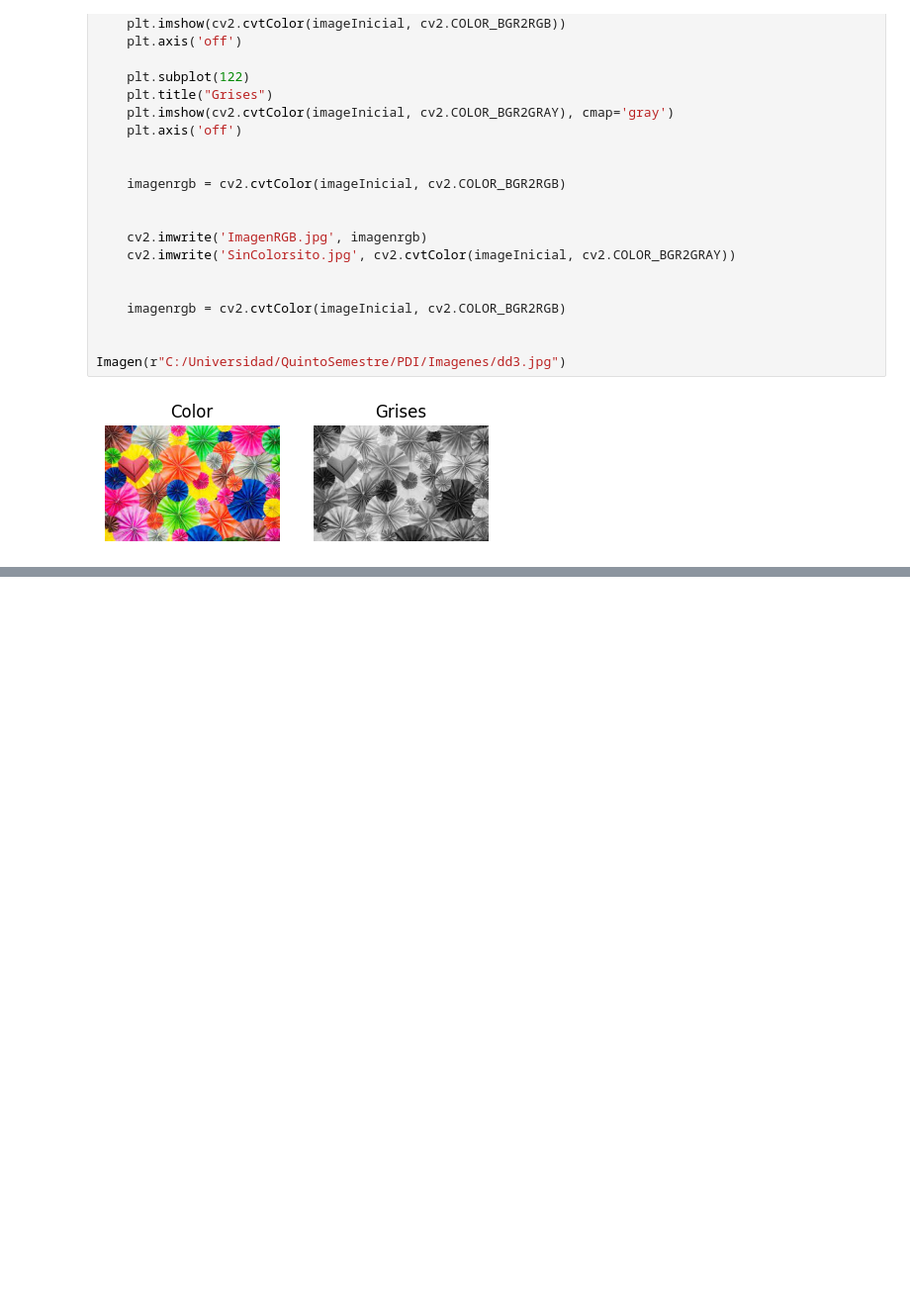
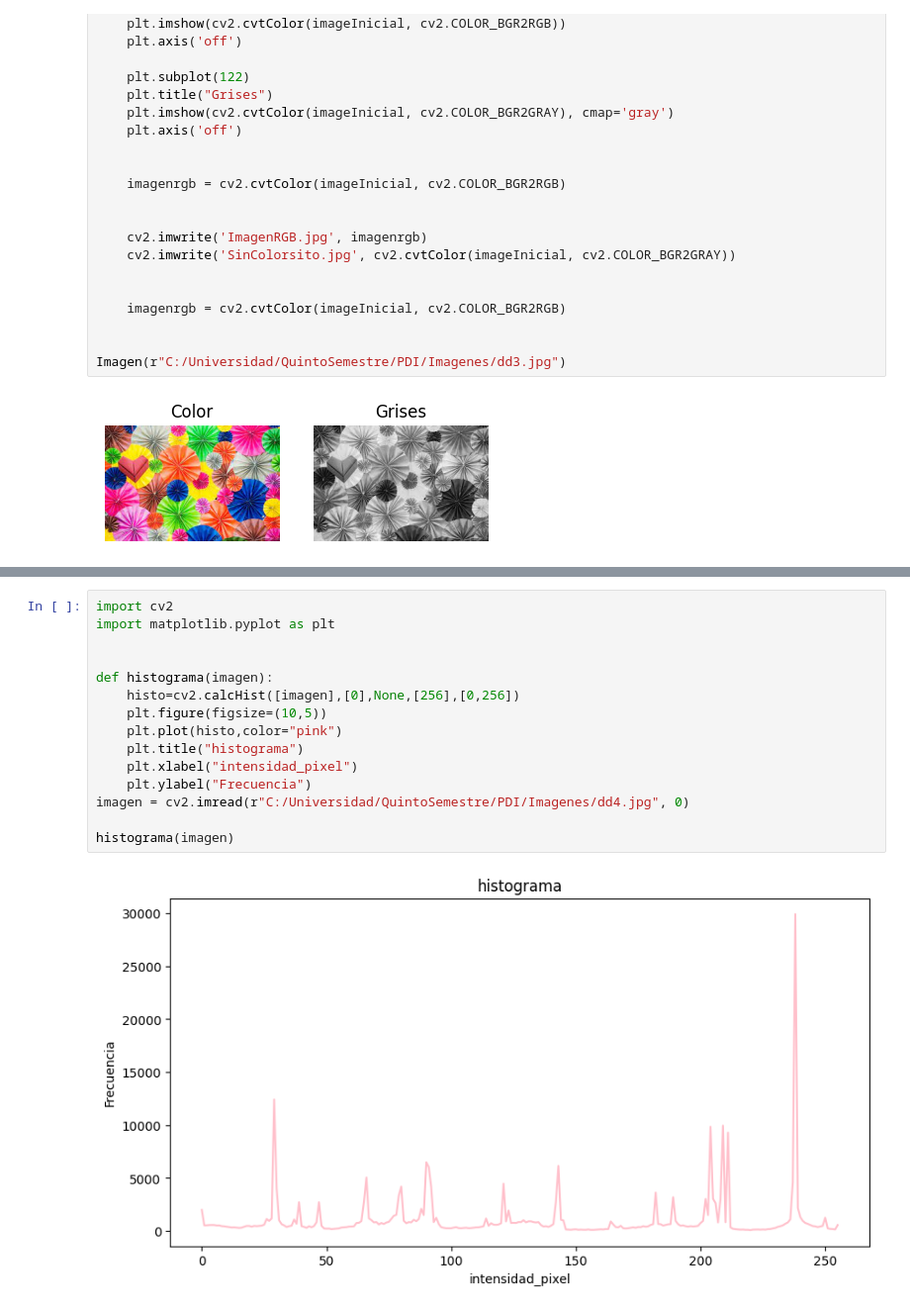
Before and after one commit to VeoNoporSad/PDI, a Jupyter notebook: ActividadLaboratorio.ipynb, the cells around one changed output, grey strips where cells are left out. Shown at 99% size. Cells and saved outputs as stored; diff of their text form; blank space fills up the shorter version.

```diff
--- a/ActividadLaboratorio.ipynb
+++ b/ActividadLaboratorio.ipynb
@@ -41,0 +104,17 @@ Imagen(r"C:/Universidad/QuintoSemestre/PDI/Imagenes/dd3.jpg")
+# %%
+import cv2
+import matplotlib.pyplot as plt
+
+
+def histograma(imagen):
+    histo=cv2.calcHist([imagen],[0],None,[256],[0,256])
+    plt.figure(figsize=(10,5))
+    plt.plot(histo,color="pink")
+    plt.title("histograma")
+    plt.xlabel("intensidad_pixel")
+    plt.ylabel("Frecuencia")
+imagen = cv2.imread(r"C:/Universidad/QuintoSemestre/PDI/Imagenes/dd4.jpg", 0)
+
+histograma(imagen)
+# %% [output]
+[figure, added]
```
Also changed, not shown: parts of 6 cells of this notebook, 1 other file.
